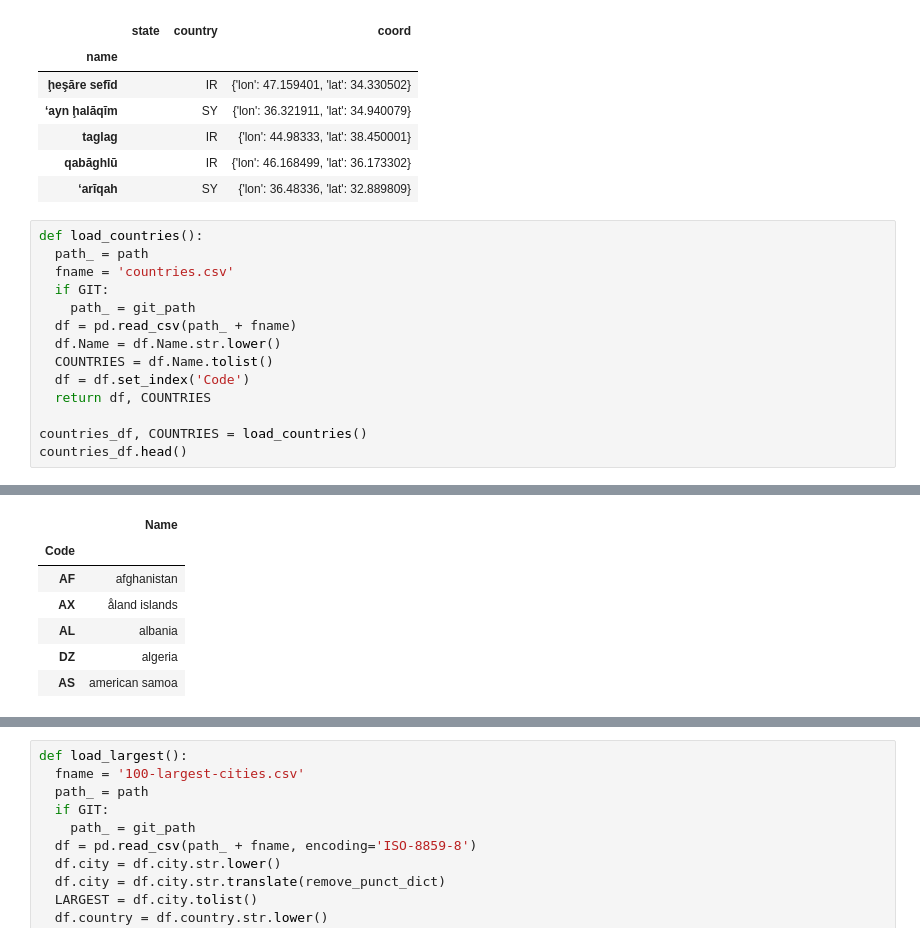
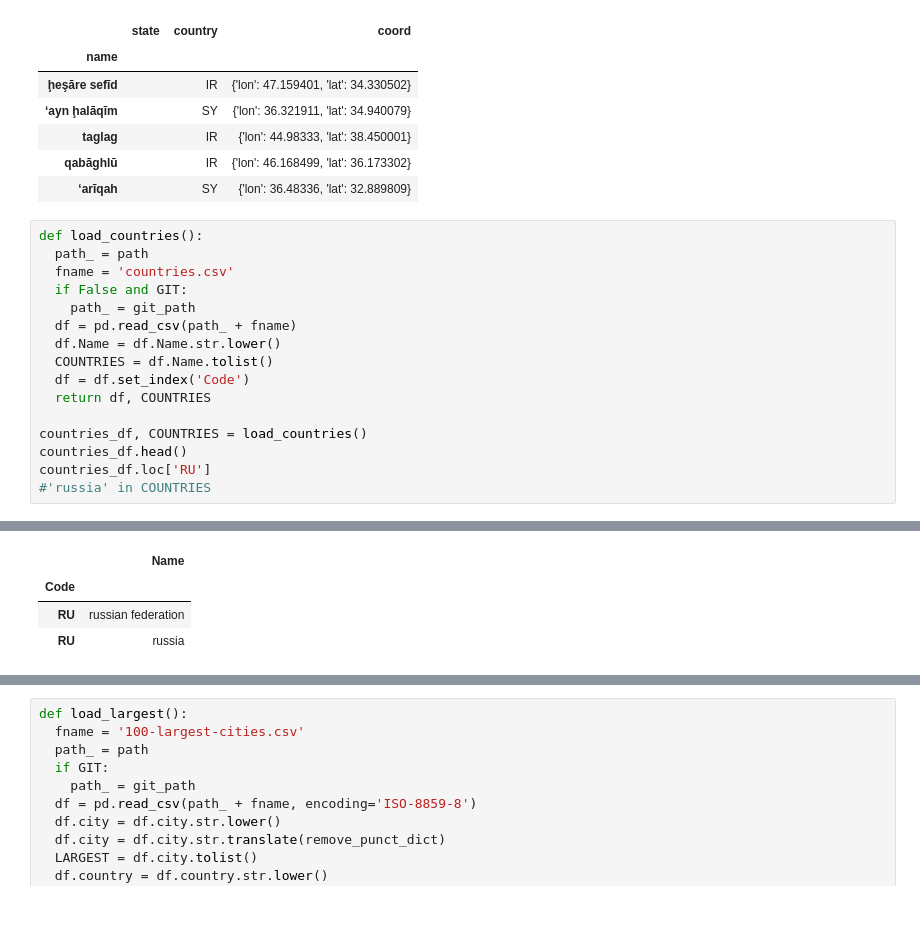
Before and after one commit to drbarak/NLP-FinalProject, a Jupyter notebook: ChatBot.ipynb, the cells around one changed output, grey strips where cells are left out. Saved outputs shown, nothing was run; the diff lists cells and outputs as text; blank space fills up the shorter version.

```diff
--- a/ChatBot.ipynb
+++ b/ChatBot.ipynb
@@ -250,26 +287,25 @@ city.list.json
 # %%
 def load_countries():
   path_ = path
   fname = 'countries.csv'
-  if GIT:
+  if False and GIT:
     path_ = git_path
   df = pd.read_csv(path_ + fname)
   df.Name = df.Name.str.lower()
   COUNTRIES = df.Name.tolist()
   df = df.set_index('Code')
   return df, COUNTRIES
 
 countries_df, COUNTRIES = load_countries()
 countries_df.head()
+countries_df.loc['RU']
+#'russia' in COUNTRIES
 # %% [output]
 [interactive output not drawn]
 |  | Name |
 | Code |  |
-| AF | afghanistan |
-| AX | åland islands |
-| AL | albania |
-| DZ | algeria |
-| AS | american samoa |
+| RU | russian federation |
+| RU | russia |
 # %%
 def load_capitals():
   path_ = path
```
Also changed, not shown: parts of 29 cells of this notebook.
